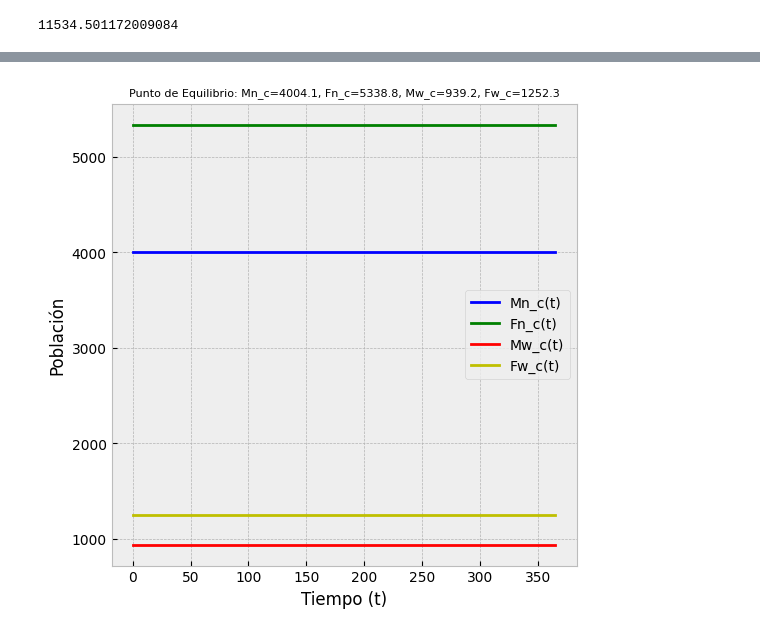
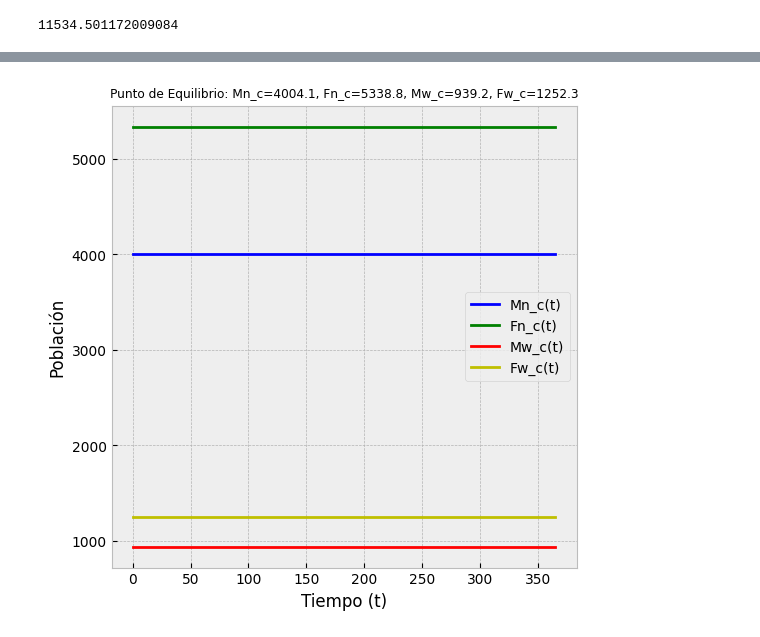
Before and after one commit to alemezrin/AproximacionNumericaDeCuencasDeAtraccionParaUnModeloDeWolbachiaConImperfecciones, a Jupyter notebook: 1_ModeloWolbachia4D_Imperfecto_(n=1,v=1,w=0).ipynb, the cells around one changed output, grey strips where cells are left out. Cells and saved outputs as stored; diff of their text form; code cells hidden in the pictures.

```diff
--- a/1_ModeloWolbachia4D_Imperfecto_(n=1,v=1,w=0).ipynb
+++ b/1_ModeloWolbachia4D_Imperfecto_(n=1,v=1,w=0).ipynb
@@ -104,22 +95,14 @@ def tiempo(dia_final, dia_inicial=0, dia_cantidad=None):
         Vector de tiempo.
     """
 
-    try:
-        # Definir el número de puntos en el vector
-        if dia_cantidad is None:
-            dia_cantidad = dia_final - dia_inicial
+    # Definir el número de puntos en el vector
+    if dia_cantidad is None:
+        dia_cantidad = dia_final - dia_inicial
 
-        if dia_cantidad <= 0:
-            raise ValueError("El número de días debe ser positivo.")
+    # Crear el vector de tiempo
+    t = np.linspace(dia_inicial, dia_final, dia_cantidad + 1)
 
-        # Crear el vector de tiempo
-        t = np.linspace(dia_inicial, dia_final, dia_cantidad + 1)
-
-        return np.linspace(dia_inicial, dia_final, dia_cantidad + 1)
-
-    except Exception as e:
-        print(f"Error en la función 'tiempo': {e}")
-        return np.array([])  # Valor por defecto en caso de error
+    return t
 
 # Ejemplo
 print(tiempo(365,1,3)) # Ejemplo 1
@@ -328,32 +268,32 @@ def graficaPE(numero_dias, Mn_c, Fn_c, Mw_c, Fw_c):
       numero_dias (int): Número total de días para la simulación.
       Mn_c (float): Población inicial de machos no infectados.
       Fn_c (float): Población inicial de hembras no infectadas.
       Mw_c (float): Población inicial de machos infectados.
       Fw_c (float): Población inicial de hembras infectadas.
     """
 
     t = tiempo(numero_dias)  # Crear una vez el vector de tiempo
 
     X_0 = [Mn_c, Fn_c, Mw_c, Fw_c]
     solucion = odeint(wolbachia, X_0, t)
     Mn, Fn, Mw, Fw = solucion[:, 0], solucion[:, 1], solucion[:, 2], solucion[:, 3]
 
     plt.figure(figsize=(6, 6))  # Ajuste de tamaño de figura
 
     plt.plot(t, Mn, color='b', label='Mn_c(t)')
     plt.plot(t, Fn, color='g', label='Fn_c(t)')
     plt.plot(t, Mw, color='r', label='Mw_c(t)')
     plt.plot(t, Fw, color='y', label='Fw_c(t)')
 
     plt.title("Punto de Equilibrio: Mn_c={:.1f}, Fn_c={:.1f}, Mw_c={:.1f}, Fw_c={:.1f}"
-              .format(Mn_c, Fn_c, Mw_c, Fw_c), fontsize=8)  # Ajuste de tamaño de fuente
+              .format(Mn_c, Fn_c, Mw_c, Fw_c), fontsize=8.7)  # Ajuste de tamaño de fuente
     plt.legend(loc='best')
     plt.ylabel('Población')
     plt.xlabel('Tiempo (t)')
     plt.grid(True)  # Añadir grid para mejor visualización
     plt.show()
 
 # Ejemplo de uso de la función
 graficaPE(numero_dias=365, Mn_c=Mn_c, Fn_c=Fn_c, Mw_c=Mw_c, Fw_c=Fw_c)
 # %% [output]
-[figure, old version]
+[figure, new version]
```
Also changed, not shown: parts of 6 cells of this notebook.
